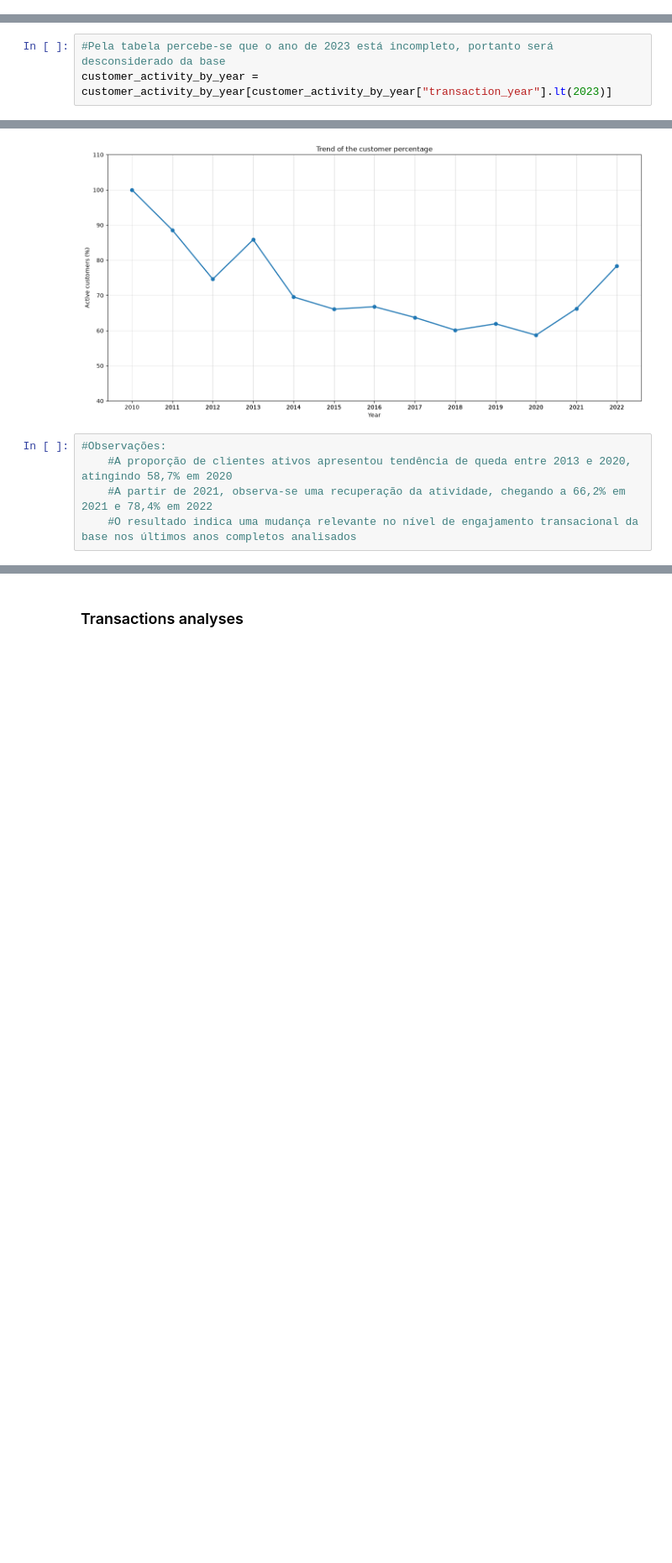
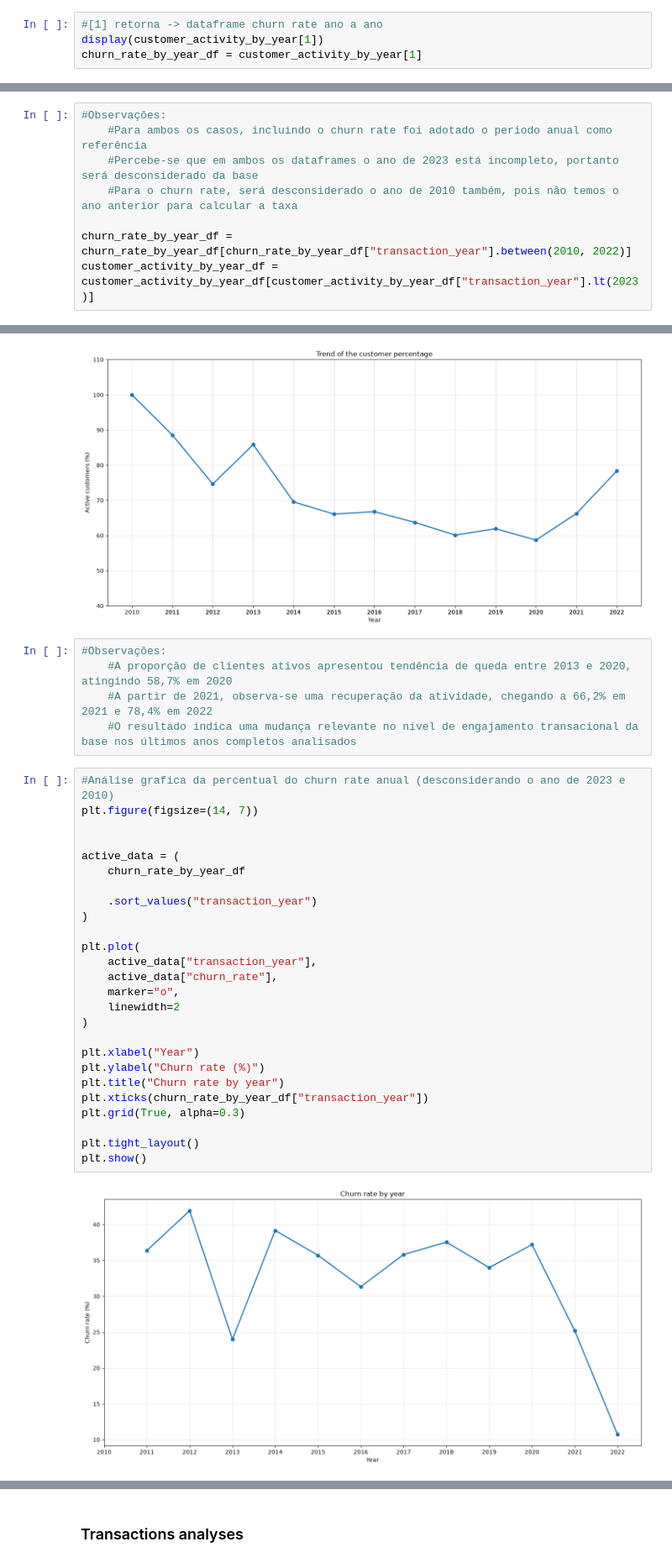
Before and after one commit to luiz-ed-ferreira/Project_BanvicDataAnalytics, a Jupyter notebook: notebooks/main_analyses.ipynb, the cells around one changed output, grey strips where cells are left out. Shown at 84% size. Drawn from its saved outputs; the diff is of its cells as text; blank space fills up the shorter version.

Commit message:
Added customer activity and churn analysis, including annual churn rate calculation, activity trends, and EDA insights for customer retention

```diff
--- a/notebooks/main_analyses.ipynb
+++ b/notebooks/main_analyses.ipynb
@@ -838,3 +841,7 @@ display(customer_activity_by_year)
 | 24 | 2022 | No transactions | 216 | 21.643287 |
 | 25 | 2023 | Active | 8 | 0.801603 |
 | 26 | 2023 | No transactions | 990 | 99.198397 |
+# %%
+#[1] retorna -> dataframe churn rate ano a ano
+display(customer_activity_by_year[1])
+churn_rate_by_year_df = customer_activity_by_year[1]
@@ -841,6 +864,11 @@ display(customer_activity_by_year)
 # %%
-#Pela tabela percebe-se que o ano de 2023 está incompleto, portanto será desconsiderado da base
-customer_activity_by_year = customer_activity_by_year[customer_activity_by_year["transaction_year"].lt(2023)]
+#Observações:
+    #Para ambos os casos, incluindo o churn rate foi adotado o periodo anual como referência
+    #Percebe-se que em ambos os dataframes o ano de 2023 está incompleto, portanto será desconsiderado da base
+    #Para o churn rate, será desconsiderado o ano de 2010 também, pois não temos o ano anterior para calcular a taxa
+
+churn_rate_by_year_df = churn_rate_by_year_df[churn_rate_by_year_df["transaction_year"].between(2010, 2022)]
+customer_activity_by_year_df = customer_activity_by_year_df[customer_activity_by_year_df["transaction_year"].lt(2023)]
 # %%
 #Analise grafica clientes ativos (pelo menos 1 transação) vs. clientes inativos (sem transações) em todos os anos (considera a data de abertura da conta) (desconsiderando o ano de 2023)
 plt.figure(figsize=(14, 7))
@@ -910,3 +938,31 @@ plt.show()
     #A proporção de clientes ativos apresentou tendência de queda entre 2013 e 2020, atingindo 58,7% em 2020
     #A partir de 2021, observa-se uma recuperação da atividade, chegando a 66,2% em 2021 e 78,4% em 2022
     #O resultado indica uma mudança relevante no nível de engajamento transacional da base nos últimos anos completos analisados
+# %%
+#Análise grafica da percentual do churn rate anual (desconsiderando o ano de 2023 e 2010)
+plt.figure(figsize=(14, 7))
+
+
+active_data = (
+    churn_rate_by_year_df
+
+    .sort_values("transaction_year")
+)
+
+plt.plot(
+    active_data["transaction_year"],
+    active_data["churn_rate"],
+    marker="o",
+    linewidth=2
+)
+
+plt.xlabel("Year")
+plt.ylabel("Churn rate (%)")
+plt.title("Churn rate by year")
+plt.xticks(churn_rate_by_year_df["transaction_year"])
+plt.grid(True, alpha=0.3)
+
+plt.tight_layout()
+plt.show()
+# %% [output]
+[figure, added]
```
Also changed, not shown: parts of 9 cells of this notebook, 3 other files.
